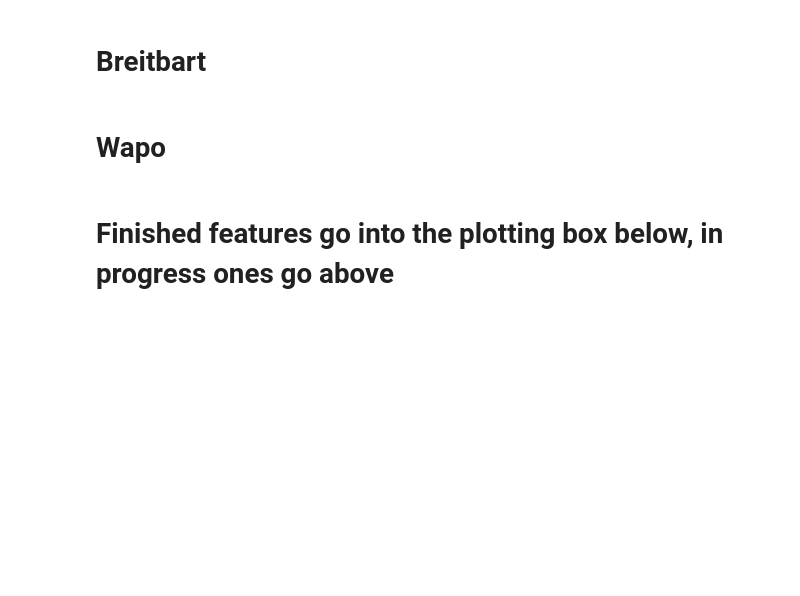
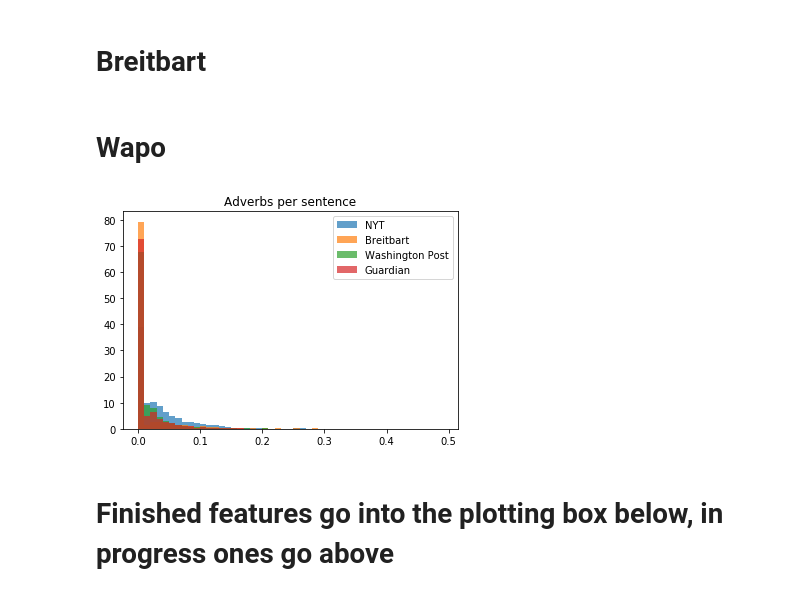
Before and after one commit to jwymbs23/insight, a Jupyter notebook: eda_news_articles.ipynb, the cells around one changed output. Cells and saved outputs as stored; diff of their text form; code cells hidden in the pictures; blank space fills up the shorter version.

```diff
--- a/eda_news_articles.ipynb
+++ b/eda_news_articles.ipynb
@@ -167,7 +178,8 @@ class Publication():
         self.string_count = pub_string_count
 
     def calc_word_count(self):
-        self.word_count = [len(text) for text in self.word_tok]
+        self.word_count_punc = [len(text) for text in self.word_tok]
+        self.word_count = [len([word for word in text if word not in punctuation_set]) for text in self.word_tok]
 
     def calc_sent_count(self):
         self.sent_count = [len(text) for text in self.sent_tok]
@@ -177,7 +189,7 @@ class Publication():
             self.calc_word_count()
         if not self.sent_count:
             self.calc_sent_count
-        self.sent_len = [i/j for i,j in zip(self.word_count, self.sent_count)]
+        self.sent_len = [float(i/j) for i,j in zip(self.word_count, self.sent_count)]
 
     def calc_unique_words(self):
         self.unique_wc = [len(set([word for word in text if word not in punctuation_set])) for text in self.word_tok]
@@ -200,11 +212,15 @@ class Publication():
         #tag text:
         self.adverb_count = []
         self.verb_count = []
+        self.adj_count = []
+        self.FW_count = []
         for ci, article in enumerate(self.sent_tok):
             if not ci%1000:
                 print(ci)
             article_adverb_dict = {'RB': 0, 'RBR': 0, 'RBS': 0, 'WRB': 0}
             article_verb_dict = {'VB': 0, 'VBD': 0, 'VBG': 0, 'VBN': 0 , 'VBZ': 0, 'VBP': 0}
+            article_adj_dict = {'JJ': 0, 'JJR': 0, 'JJS': 0}
+            article_FW = 0
             for sentence in article:
                 #pos_tag = stanford_pos.tag([sentence])
                 pos_tag = nltk.pos_tag(nltk.word_tokenize(sentence))
@@ -253,8 +269,27 @@ class Publication():
                         #    seduces fizzes uses bolsters slaps speaks pleads
                         article_verb_dict[word[1]] += 1
                         #article_verb_count += 1
+                    if 'JJ' in word[1]:
+                        #JJ: adjective or numeral, ordinal
+                            #third ill-mannered pre-war regrettable oiled calamitous first separable
+                            #ectoplasmic battery-powered participatory fourth still-to-be-named
+                            #multilingual multi-disciplinary ...
+                        #JJR: adjective, comparative
+                            #bleaker braver breezier briefer brighter brisker broader bumper busier
+                            #calmer cheaper choosier cleaner clearer closer colder commoner costlier
+                            #cozier creamier crunchier cuter ...
+                        #JJS: adjective, superlative
+                            #calmest cheapest choicest classiest cleanest clearest closest commonest
+                            #corniest costliest crassest creepiest crudest cutest darkest deadliest
+                            #dearest deepest densest dinkiest ...
+                        article_adj_dict[word[1]] += 1
+                    if 'FW' == word[1]:
+                        #foreign word
+                        article_FW += 1
             self.adverb_count.append(article_adverb_dict)
             self.verb_count.append(article_verb_dict)
+            self.adj_count.append(article_adj_dict)
+            self.FW_count.append(article_FW)
             #input()
         #verb count:
 
@@ -283,6 +318,16 @@ class Publication():
             document_score = [float(i/sentence_count) for i in document_score]
             self.sentiment_vec.append(document_score)
 
+    def calc_flesch_level(self):
+        #206.835 - (total words/total sentences) * 1.015 - (total syllables / total words) * 84.6
+        #print(sum([len(word)/3. if word not in arpabet else len(arpabet[word][0]) for word in self.word_tok[0] if word not in punctuation_set]))
+        #print(self.sent_len[0], self.word_count[0])
+        #input()
+        #self.flesch_level = [sl * 0.39 + 11.8 * np.mean(
+        #    [len(word)/3. if word not in arpabet else len(arpabet[word][0])
+        #     for word in text if word not in punctuation_set]) - 15.59
+        #                     for text, sl, wc in zip(self.word_tok, self.sent_len, self.word_count)]
+        self.flesch_level = [textstat.flesch_reading_ease(' '.join(text)) for text in self.sent_tok]
 
 #feature names: word_count, sent_count, sent_len, unique_word_frac, word_len, sent_len_std, cps
 # %% [markdown]
@@ -367,16 +429,19 @@ wapo.calc_sentiment_polarity()
 # %%
 #adverb_count
 #wapo.calc_sent_count()
 #nyt.calc_sent_count()
 #breit.calc_sent_count()
-for i in [nyt, breit, wapo]:
+for i in [nyt, breit, wapo, guard]:
     #print(breit.adverb_count)
     #VB, VBD, VBG, VBN, VBP, VBZ
-
-    plt.hist([k['VB']/j for k,j in zip(nyt.verb_count, i.sent_count)], bins = [i/100. for i in list(range(0,900,10))], normed = True, alpha = 0.7)
+    #JJ, JJS, JJR
+    #RB, RBS, RBR, WRB
+    plt.hist([k/j for k,j in zip(i.FW_count, i.sent_count)], bins = [i/1000. for i in list(range(0,500,10))], normed = True, alpha = 0.7)
 plt.legend(labels = pub_list_labels)
 plt.title("Adverbs per sentence")
 plt.show()
+# %% [output]
+[figure, added]
 # %%
 #sentiment score
 for i in [nyt, breit, wapo]:
```
Also changed, not shown: parts of 18 cells of this notebook.
